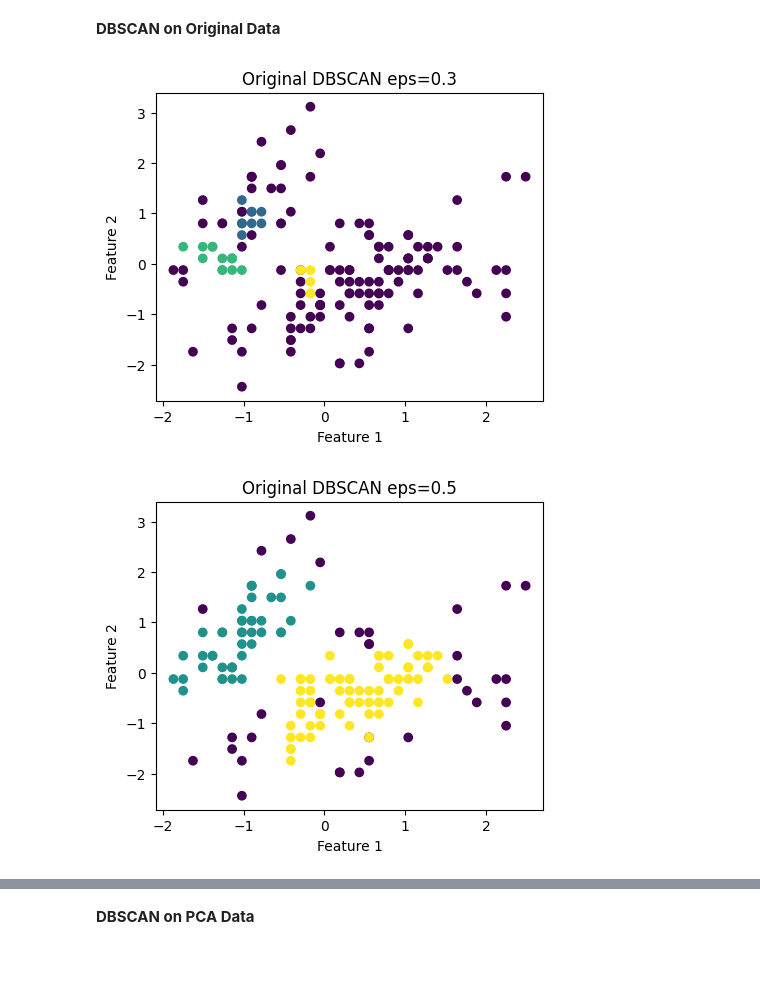
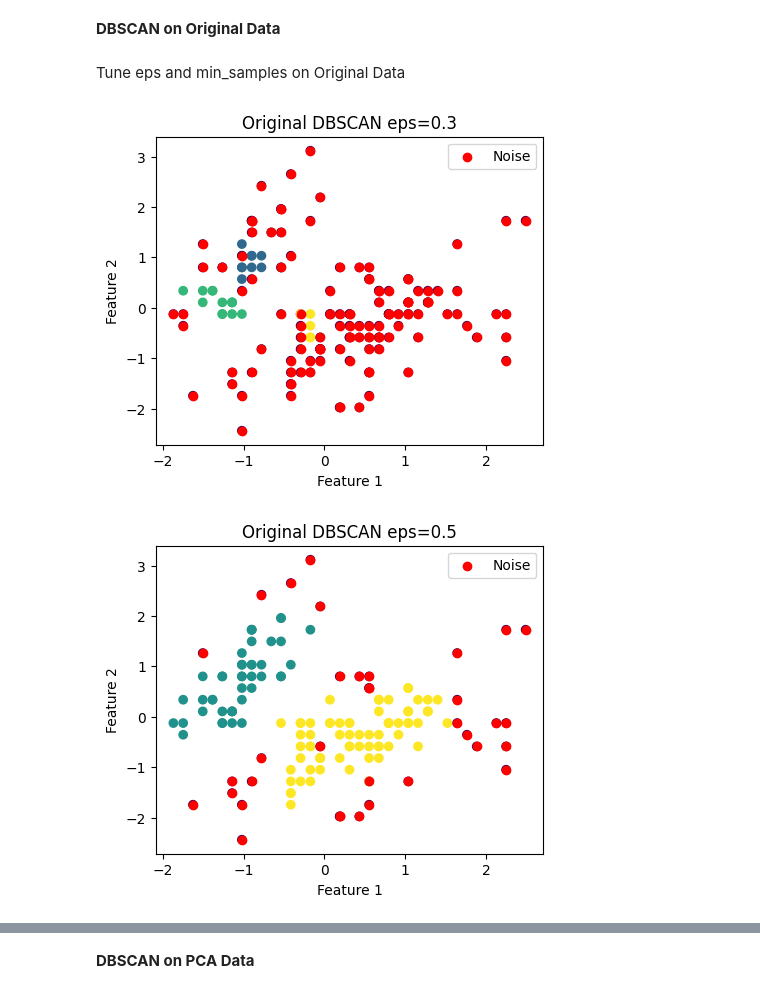
Before and after one commit to DOHA-BASEM3/Activity-3--DBSCAN-and-PCA, a Jupyter notebook: DBSCAN_and_PCA.ipynb, the cells around one changed output, grey strips where cells are left out. Cells and saved outputs as stored; diff of their text form; code cells hidden in the pictures; blank space fills up the shorter version.

```diff
--- a/DBSCAN_and_PCA.ipynb
+++ b/DBSCAN_and_PCA.ipynb
@@ -108,21 +128,25 @@ plt.show()
 ## DBSCAN Clustering
 # %% [markdown]
 **DBSCAN on Original Data**
+# %% [markdown]
+Tune eps and min_samples on Original Data
 # %%
-# Tune eps and min_samples on Original Data
 
 # Trial 1
 dbscan = DBSCAN(eps=0.3, min_samples=5)
 labels = dbscan.fit_predict(X_scaled)
 
 plt.figure(figsize=(5,4))
-plt.scatter(X_scaled[:,0], X_scaled[:,1], c=labels)
+plt.scatter(X_scaled[:,0], X_scaled[:,1] , c=labels)
+plt.scatter(X_scaled[labels == -1, 0], X_scaled[labels == -1, 1],
+            c='red', label='Noise')
+plt.legend()
 plt.title("Original DBSCAN eps=0.3")
 plt.xlabel("Feature 1")
 plt.ylabel("Feature 2")
 plt.show()
 # %% [output]
-[figure, old version]
+[figure, new version]
 # %%
 # Trial 2
 dbscan = DBSCAN(eps=0.5, min_samples=5)
@@ -130,12 +154,15 @@ labels = dbscan.fit_predict(X_scaled)
 
 plt.figure(figsize=(5,4))
 plt.scatter(X_scaled[:,0], X_scaled[:,1], c=labels)
+plt.scatter(X_scaled[labels == -1, 0], X_scaled[labels == -1, 1],
+            c='red', label='Noise')
+plt.legend()
 plt.title("Original DBSCAN eps=0.5")
 plt.xlabel("Feature 1")
 plt.ylabel("Feature 2")
 plt.show()
 # %% [output]
-[figure, old version]
+[figure, new version]
 # %%
 
 # Final DBSCAN on Original Data
```
Also changed, not shown: parts of 14 cells of this notebook.
